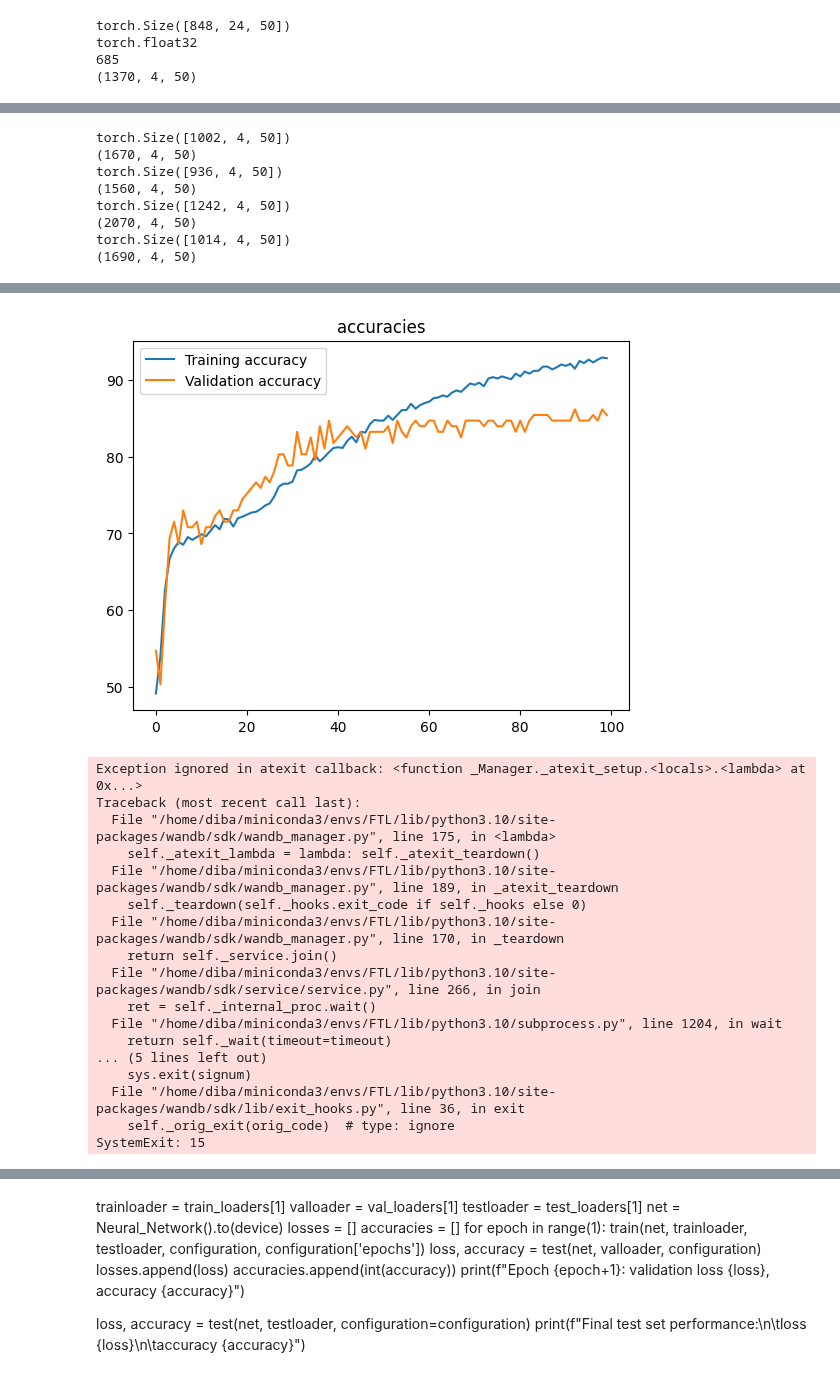
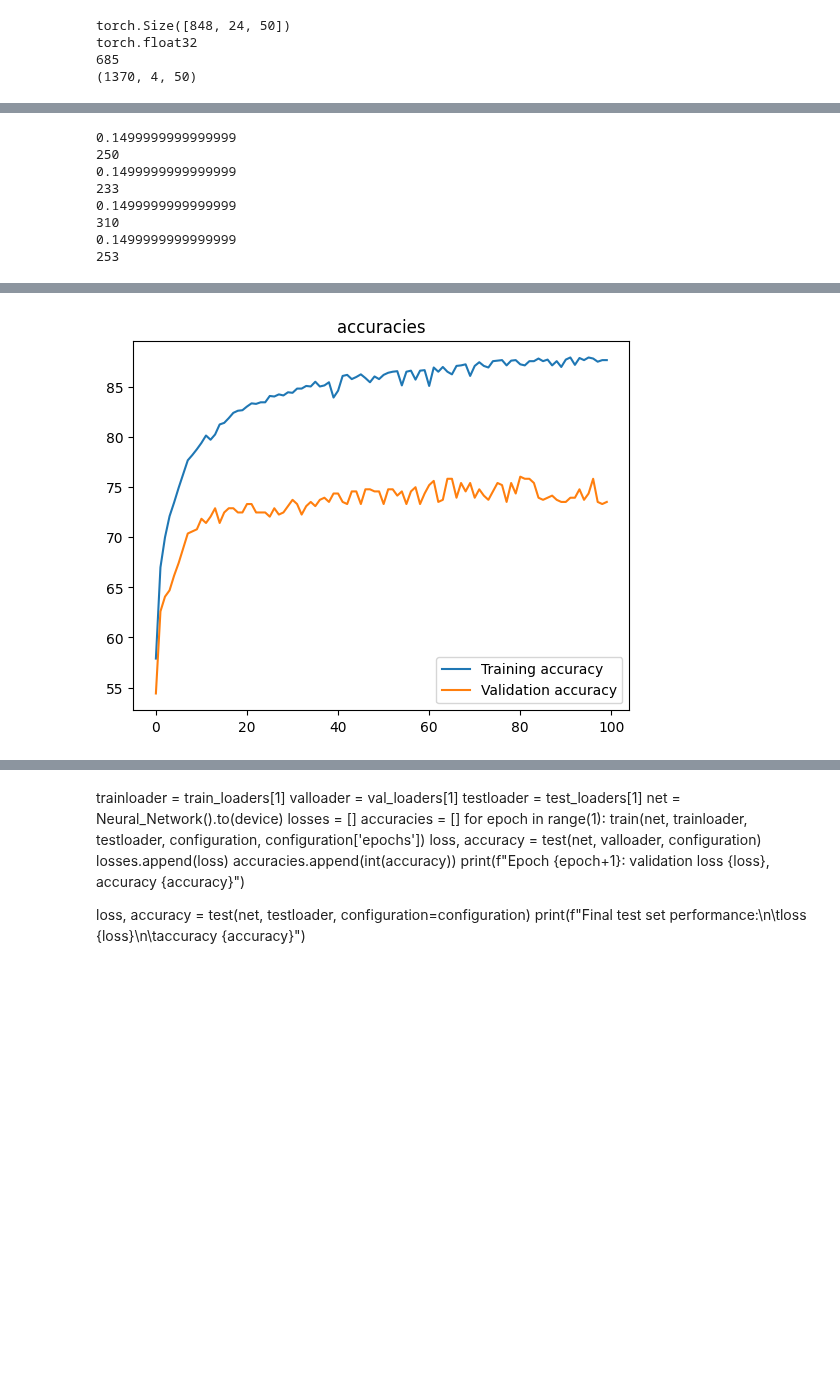
Before and after one commit to dibahk/FTL-on-Predictive-Maintenace, a Jupyter notebook: FTL/FTL_unified_train.ipynb, the cells around one changed output, grey strips where cells are left out. Drawn from its saved outputs; the diff is of its cells as text; code cells hidden in the pictures; blank space fills up the shorter version.

```diff
--- a/FTL/FTL_unified_train.ipynb
+++ b/FTL/FTL_unified_train.ipynb
@@ -35,12 +35,12 @@ wandb.init(
     "architecture": "CNN",
     "epochs": 100,
     "batch_size": 64,
-    "decay":1e-5,
+    "decay":0,
     'dropout': 0.001,
     "learning_rate_FL": 0.0001,
     "batch_size_FL": 64,
     "decay_FL": 1e-5,
-    'num_rounds_FL': 10,
+    'num_rounds_FL': 100,
     'epochs_FL': 100,
     'dropout_FL': 0.001
     }
@@ -49,7 +49,7 @@ wandb.init(
 configuration  = dict(wandb.config)
 
 
-def data_loading_AZURE(data_paths, label_paths, batch_size, train_ratio=0.8, val_ratio=0.5, transfer_ratio= 0.4):
+def data_loading_AZURE(data_paths, label_paths, batch_size, train_ratio=0.8, val_ratio=0.05, transfer_ratio= 0.4):
     trainloader = []
     valloader = []
     traindata_list = []
@@ -76,7 +76,9 @@ def data_loading_AZURE(data_paths, label_paths, batch_size, train_ratio=0.8, val
         labels_resampled = torch.tensor(labels_resampled)
         dataset = TensorDataset(data_resampled, labels_resampled)
         test_ratio = 1 - (train_ratio + val_ratio)
+        print(test_ratio)
         test_size = int(test_ratio * len(dataset))
+        print(test_size)
         transfer_size = int((len(dataset) - test_size)*transfer_ratio)
         train_size_t = int(train_ratio * transfer_size)
         val_size_t = transfer_size - train_size_t
@@ -88,8 +90,6 @@ def data_loading_AZURE(data_paths, label_paths, batch_size, train_ratio=0.8, val
 
         trainloader.append(DataLoader(train_dataset, batch_size=batch_size, shuffle=True))
         valloader.append(DataLoader(val_dataset, batch_size=batch_size, shuffle=True))
-        trainloader_transfer.append(DataLoader(train_dataset_transfer, batch_size=batch_size, shuffle=True))
-        valloader_transfer.append(DataLoader(val_dataset_transfer, batch_size=batch_size, shuffle=True))
 
         traindata_list.append(train_dataset_transfer.dataset.tensors[0][train_dataset_transfer.indices])
         trainlabel_list.append(train_dataset_transfer.dataset.tensors[1][train_dataset_transfer.indices])
@@ -269,3 +269,20 @@ torch.Size([848, 24, 50])
 torch.float32
 685
 (1370, 4, 50)
+# %%
+trainloader = NASA[0]
+valloader = NASA[1]
+testloader = NASA[2]
+net = Neural_Network().to(device)
+losses = []
+accuracies = []
+for epoch in range(1):
+    train(net, trainloader, valloader, configuration, configuration['epochs'])
+    loss, accuracy = test(net, valloader, configuration)
+    losses.append(loss)
+    accuracies.append(int(accuracy))
+    print(f"Epoch {epoch+1}: validation loss {loss}, accuracy {accuracy}")
+# plt.plot(accuracies)
+loss, accuracy = test(net, testloader, configuration=configuration)
+
+print(f"Final test set performance:\n\tloss {loss}\n\taccuracy {accuracy}")
@@ -274,29 +312,25 @@ azure_data_paths = ['AZURE_data_1.pt', 'AZURE_data_2.pt','AZURE_data_3.pt','AZUR
 azure_label_paths = ['AZURE_label_1.pt','AZURE_label_2.pt','AZURE_label_3.pt','AZURE_label_4.pt']
 azure_train_loaders, azure_val_loaders, azure_test_loader, azure_train_loaders_transfer, azure_val_loaders_transfer = data_loading_AZURE(azure_data_paths, azure_label_paths, batch_size=configuration['batch_size_FL'])
 # %% [output]
-torch.Size([1002, 4, 50])
-(1670, 4, 50)
-torch.Size([936, 4, 50])
-(1560, 4, 50)
-torch.Size([1242, 4, 50])
-(2070, 4, 50)
-torch.Size([1014, 4, 50])
-(1690, 4, 50)
+0.1499999999999999
+250
+0.1499999999999999
+233
+0.1499999999999999
+310
+0.1499999999999999
+253
 # %%
-trainloader = NASA[0]
-valloader = NASA[1]
-testloader = NASA[2]
-net = Neural_Network().to(device)
-losses = []
-accuracies = []
+losses_transfer = []
+accuracies_transfer = []
 for epoch in range(1):
-    train(net, trainloader, testloader, configuration, configuration['epochs'])
-    loss, accuracy = test(net, valloader, configuration)
-    losses.append(loss)
-    accuracies.append(int(accuracy))
+    train(net, azure_train_loaders_transfer, azure_val_loaders_transfer, configuration, configuration['epochs'])
+    loss, accuracy = test(net, azure_val_loaders_transfer, configuration)
+    losses_transfer.append(loss)
+    accuracies_transfer.append(int(accuracy))
     print(f"Epoch {epoch+1}: validation loss {loss}, accuracy {accuracy}")
 # plt.plot(accuracies)
-loss, accuracy = test(net, testloader, configuration=configuration)
+losses_transfer, accuracy_transfer = test(net, testloader, configuration=configuration)
 
 print(f"Final test set performance:\n\tloss {loss}\n\taccuracy {accuracy}")
 # %% [output]
@@ -320,18 +354 @@ Final test set performance:
-[figure, old version]
+[figure, new version]
-Exception ignored in atexit callback: <function _Manager._atexit_setup.<locals>.<lambda> at 0x...>
-Traceback (most recent call last):
-  File "/home/diba/miniconda3/envs/FTL/lib/python3.10/site-packages/wandb/sdk/wandb_manager.py", line 175, in <lambda>
-    self._atexit_lambda = lambda: self._atexit_teardown()
-  File "/home/diba/miniconda3/envs/FTL/lib/python3.10/site-packages/wandb/sdk/wandb_manager.py", line 189, in _atexit_teardown
-    self._teardown(self._hooks.exit_code if self._hooks else 0)
-  File "/home/diba/miniconda3/envs/FTL/lib/python3.10/site-packages/wandb/sdk/wandb_manager.py", line 170, in _teardown
-    return self._service.join()
-  File "/home/diba/miniconda3/envs/FTL/lib/python3.10/site-packages/wandb/sdk/service/service.py", line 266, in join
-    ret = self._internal_proc.wait()
-  File "/home/diba/miniconda3/envs/FTL/lib/python3.10/subprocess.py", line 1204, in wait
-    return self._wait(timeout=timeout)
-... (5 lines left out)
-    sys.exit(signum)
-  File "/home/diba/miniconda3/envs/FTL/lib/python3.10/site-packages/wandb/sdk/lib/exit_hooks.py", line 36, in exit
-    self._orig_exit(orig_code)  # type: ignore
-SystemExit: 15
```
Also changed, not shown: parts of 8 cells of this notebook.
